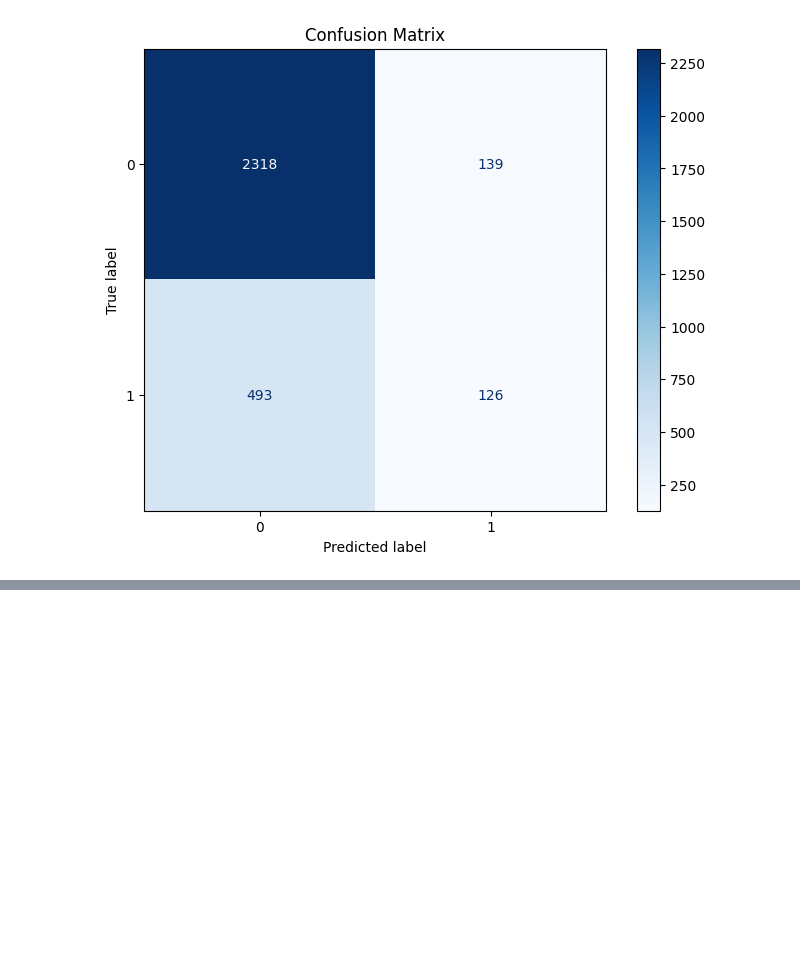
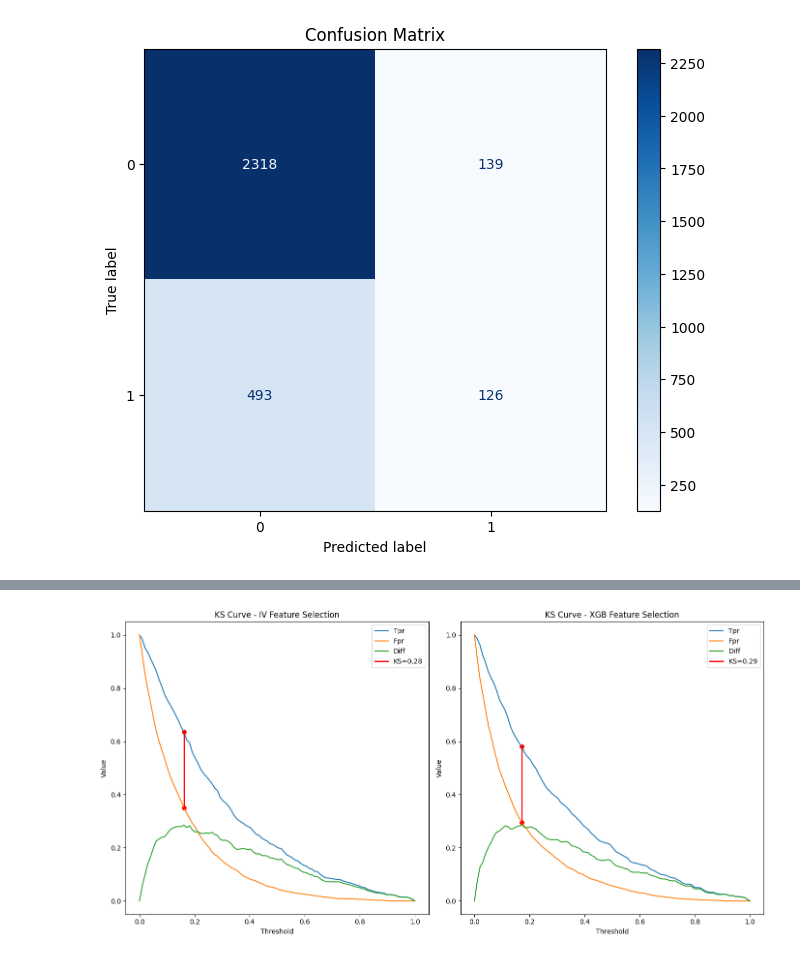
Before and after one commit to hoobys/Reproducible-Research-uni-project, a Jupyter notebook: report.ipynb, the cells around one changed output, grey strips where cells are left out. Drawn from its saved outputs; the diff is of its cells as text; code cells hidden in the pictures; blank space fills up the shorter version.

Commit message:
Added KS curve

```diff
--- a/report.ipynb
+++ b/report.ipynb
@@ -322,0 +318,7 @@ load_models_and_generate_tables("./models", X_test, y_test, X_test_xgb, y_test_x
+# %%
+from rr_project.visualization import load_models_and_generate_ks_curve
+
+load_models_and_generate_ks_curve("./models", X_test, y_test, X_test_xgb, y_test_xgb)
+plt.show()
+# %% [output]
+[figure, added]
```
Also changed, not shown: parts of 6 cells of this notebook, 4 other files.
